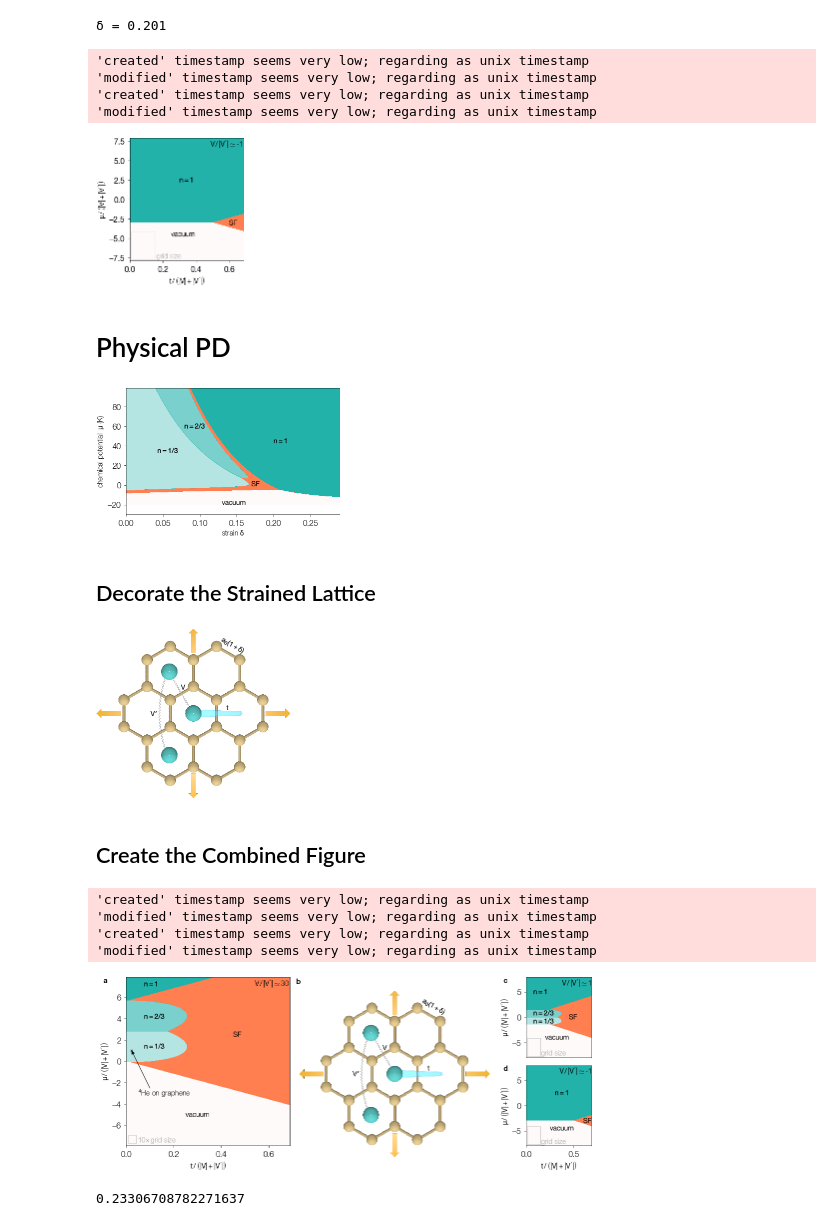
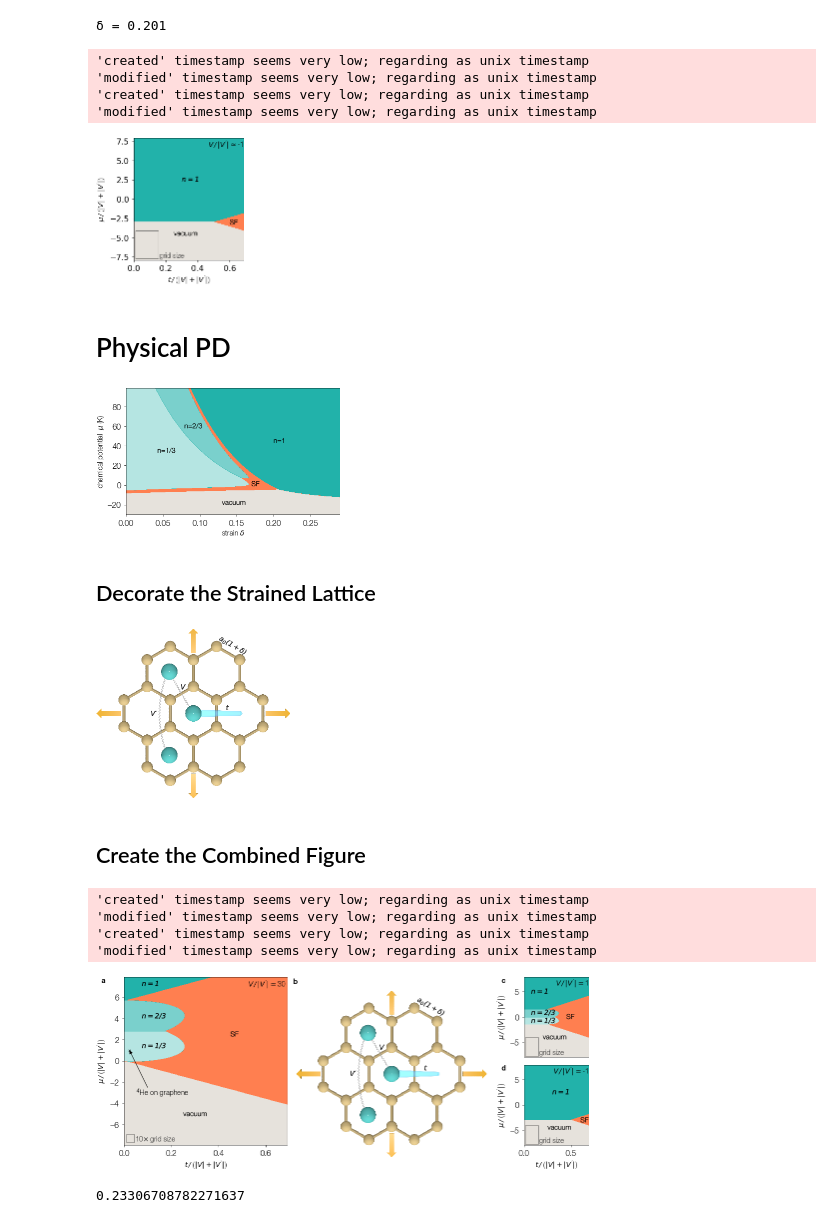
Before and after one commit to DelMaestroGroup/papers-code-Superfluid4HeStrainGraphene, a Jupyter notebook: src/MeanField_python-2022.ipynb, the cells around one changed output. Saved outputs shown, nothing was run; the diff lists cells and outputs as text; code cells hidden in the pictures.

Commit message:
update figure settings

```diff
--- a/src/MeanField_python-2022.ipynb
+++ b/src/MeanField_python-2022.ipynb
@@ -31,3 +17,27 @@ if 'LOCAL_FONT_PATH' in os.environ:
+# %%
+### plot style
+plot_style = {'notebook':'../include/notebook.mplstyle','sans':'../include/sans_NC.mplstyle'}
+plt.style.reload_library()
+plt.style.use(plot_style['sans'])
+figsize = plt.rcParams['figure.figsize']
+
+colors = plt.rcParams['axes.prop_cycle'].by_key()['color']
+
+# setup a possible custom font path
+from matplotlib import font_manager
+def what_font_path (filename):
+    for p in font_manager.findSystemFonts(fontpaths=None, fontext="ttf"):
+        if p.find(filename) != -1:
+            return p
+
+font_path,bold_font_path = '.','.'
+if 'LOCAL_FONT_PATH' in os.environ:
+    font_path = os.environ['LOCAL_FONT_PATH'] + os.path.sep + 'HelveticaNeue/HelveticaNeue-Light-08.ttf'
+    bold_font_path = os.environ['LOCAL_FONT_PATH'] + os.path.sep + 'HelveticaNeue/HelveticaNeue-Bold-02.ttf'
+else:
+    # local path (custom)
+    font_path = what_font_path('HelveticaNeue-Light-08')
+    bold_font_path = what_font_path('HelveticaNeue-Bold-02')
 # %%
 grey = '#a7a7a7'
 dgrey = '#303030'
@@ -95,7 +105,7 @@ a_lst = [-x/y if x>=0 else x/y for x, y in zip(Vnew,Vpnew)]
 s_lst = [1 if x>=0 else -1 for x in Vnew]
 norm = [x-y if x>=0 else -x-y for x, y in zip(Vnew,Vpnew)]
 
-mu_lst = np.linspace(-20,120,ny)
+mu_lst = np.linspace(-30,120,ny)
 tbar = [x/y for x, y in zip(tnew,norm)]
 # %%
 fig, axs = plt.subplots(2, 2)
@@ -115,7 +125,7 @@ import matplotlib.patches as patches
 import matplotlib.patheffects as path_effects
 
 def get_cmap(phases):
-    colors = {'0.0':'#22b2aa55', '2.0':'#22b2aa99', '3.0':'#22b2aa', '4.0':'coral', '5.0':'snow'}
+    colors = {'0.0':'#22b2aa55', '2.0':'#22b2aa99', '3.0':'#22b2aa', '4.0':'coral', '5.0':'#e6e2dc'}
     return mcolors.ListedColormap([colors[str(p)] for p in phases])
 
 def ab_pdmaker (ax,t, mu, data, dt, dmu, VoVp, show_grid=False, grid_scale=1, locate_system=None,
@@ -142,13 +152,13 @@ def ab_pdmaker (ax,t, mu, data, dt, dmu, VoVp, show_grid=False, grid_scale=1, lo
         ax.tick_params(which='minor', bottom=False, left=False)
 
     else:
-        rect = patches.Rectangle((0.01, -7.7), dt*grid_scale, dmu*grid_scale, ec=grey, fill=False,
+        rect = patches.Rectangle((0.01, -7.7), dt*grid_scale, dmu*grid_scale, ec=dgrey, fill=False,
                                  lw=0.35)
         ax.add_patch(rect)
         scale_text = ''
         if grid_scale > 1:
             scale_text = f'{grid_scale}' + r'$\times\,$'
-        ax.text(0.015+dt*grid_scale, -7.8, scale_text + 'grid size', va='bottom',ha='left', color=grey)
+        ax.text(0.015+dt*grid_scale, -7.8, scale_text + 'grid size', va='bottom',ha='left', color=dgrey)
 
     # Add a x to specify the system location
     if locate_system is not None:
@@ -275,7 +285,7 @@ with plt.style.context(plot_style['sans']):
 'modified' timestamp seems very low; regarding as unix timestamp
 'created' timestamp seems very low; regarding as unix timestamp
 'modified' timestamp seems very low; regarding as unix timestamp
-[figure, old version]
+[figure, new version]
 # %% [markdown]
 # Physical PD
 # %%
@@ -293,35 +303,35 @@ for i in range(nx):
 #             'aquamarine',
 #             'turquoise',
 #             'lightseagreen',
 #             'coral',
 #             'snow'])
 
 plt.style.reload_library()
 with plt.style.context(plot_style['sans']):
 
     dgutils.fonts.set_custom_font(font_path)
 
     cMap = get_cmap(np.unique(data))
     fig,ax = plt.subplots(1,1,figsize=(figsize[0],figsize[1]),constrained_layout=True)
     p1 = ax.contourf(delta_new, mu_lst, data, 5, vmin = 0, vmax = 5,cmap=cMap)
 
     ax.set_xlabel(r'strain $\delta$')
     ax.set_ylabel(r'chemical potential  $\mu$ (K)')
 
     ax.set_xlim(0,0.29)
     ax.set_ylim(-30,99)
 
     path_eff = [path_effects.withSimplePatchShadow(offset=(0.05, -0.05), shadow_rgbFace='k', alpha=0.9)]
 
-    labels=['vacuum','SF',r'$n=1/3$',r'$n=2/3$',r'$n=1$']
+    labels=['vacuum','SF',r'n=1/3',r'n=2/3',r'n=1']
     label_loc = [[0.13,-18],[0.17,1],[0.0425,35],[0.079,60],[0.2,45]]
 
     for lab,loc in zip(labels,label_loc):
         ax.text(*loc, lab, va='center',ha='left', path_effects=path_eff)
 
     fig.savefig('../figures/mu_delta_phase_diagram.pdf')
 # %% [output]
-[figure, old version]
+[figure, new version]
 # %% [markdown]
 ## Decorate the Strained Lattice
 # %%
@@ -394,7 +404,7 @@ with plt.style.context(plot_style['sans']):
     ax = decorate_graphene(ax)
     fig.savefig('../figures/biaxial_strain.pdf')
 # %% [output]
-[figure, old version]
+[figure, new version]
 # %% [markdown]
 ## Create the Combined Figure
 # %%
@@ -444,7 +454,7 @@ with plt.style.context(plot_style['sans']):
 'modified' timestamp seems very low; regarding as unix timestamp
 'created' timestamp seems very low; regarding as unix timestamp
 'modified' timestamp seems very low; regarding as unix timestamp
-[figure, old version]
+[figure, new version]
 # %%
 tinterp(0.183)/(np.abs(Vinterp(0.183))+np.abs(Vpinterp(0.183)))
 
```
Also changed, not shown: parts of 5 cells of this notebook, 2 other files.
